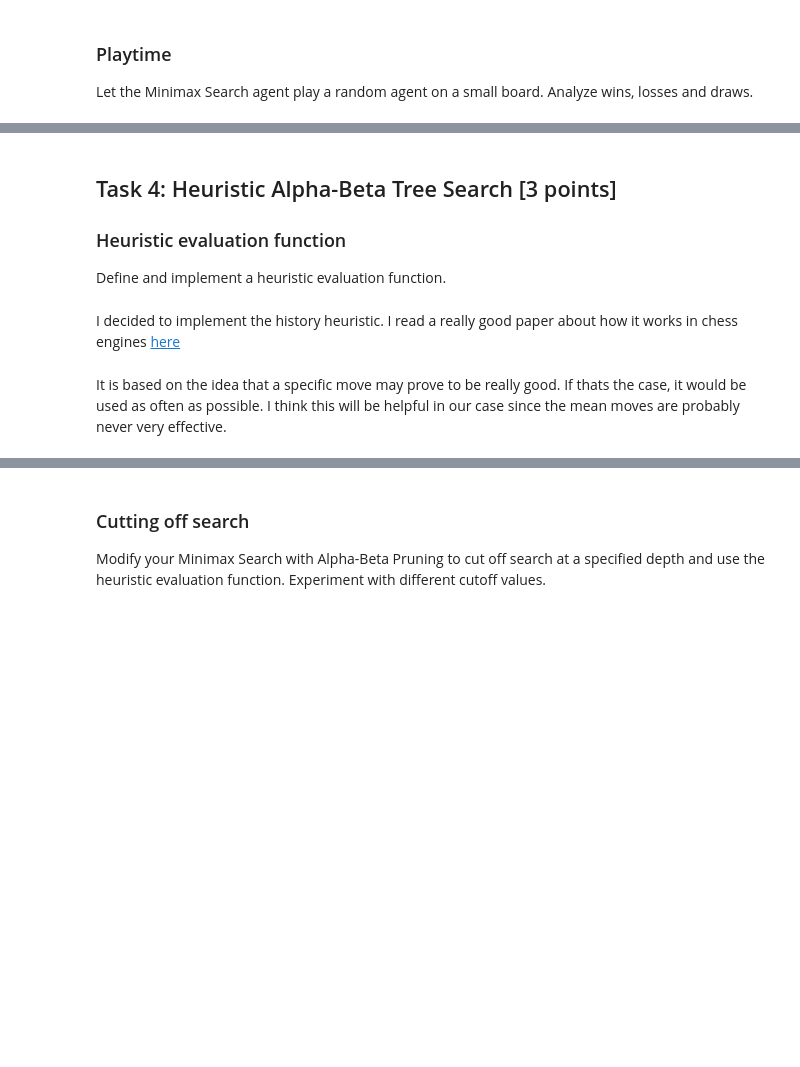
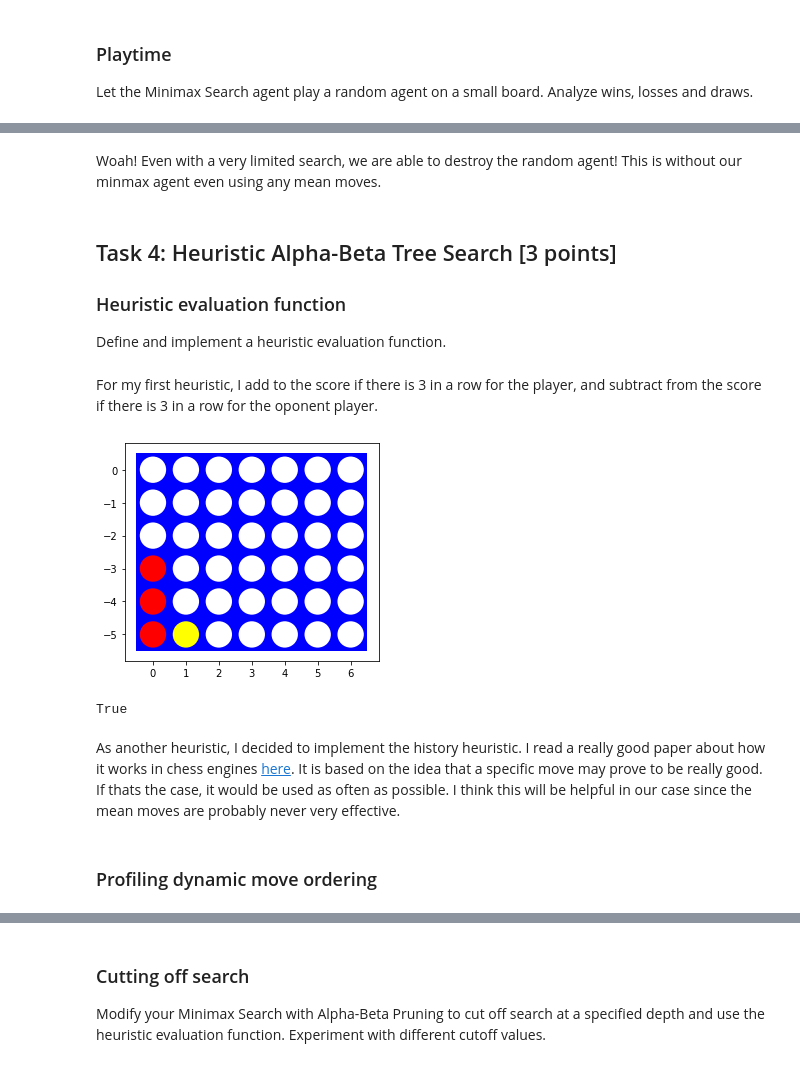
Before and after one commit to tmcnitt/Mean_Connect_Four, a Jupyter notebook: assignment_mean_connect4.ipynb, the cells around one changed output, grey strips where cells are left out. Cells and saved outputs as stored; diff of their text form; code cells hidden in the pictures; blank space fills up the shorter version.

```diff
--- a/assignment_mean_connect4.ipynb
+++ b/assignment_mean_connect4.ipynb
@@ -280,6 +280,27 @@ class Bitboard():
             (diag2 & (diag2 >> 2*self.H2)) |
             (vert & (vert >> 2))) != 0
 
+    def is_bitboard_3_in_a_row(self, index):
+        board = self.boards[index]
+
+        # diagonal \
+        diag1 = board & (board >> (self.HEIGHT))
+
+        # diagonal /
+        diag2 = board & (board >> (self.H2))
+
+        # horizontal
+        hori = board & (board >> (self.H1))
+
+        # vertical
+        vert = board & (board >> np.uint64(1))
+
+        return ((diag1 & (diag1 >> self.HEIGHT)) |
+            (hori & (hori >> self.H1)) |
+            (diag2 & (diag2 >> self.H2)) |
+            (vert & (vert >> 1))) != 0
+        #return (vert & (vert >> 2))
+
     def isplayable_normal(self, column):
         return (self.TOP & (np.uint64(1) << self.heights[column])) == 0
 
@@ -674,6 +805,10 @@ Let the Minimax Search agent play a random agent on a small board. Analyze wins,
+# %% [markdown]
+Woah! Even with a very limited search, we are able to destroy the random agent! This is without our minmax agent even using any mean moves.
 # %% [markdown]
 ## Task 4: Heuristic Alpha-Beta Tree Search [3 points]
 
 ### Heuristic evaluation function
 
 Define and implement a heuristic evaluation function.
+# %% [markdown]
+For my first heuristic, I add to the score if there is 3 in a row for the player, and subtract from the score if there is 3 in a row for the oponent player.
@@ -680,4 +836,16 @@ Define and implement a heuristic evaluation function.
+# %%
+# Demo of three in a row code, implemented in the bitboard class so i can use JIT compilation :)
+board = Bitboard(7, 6)
+
+board.make_move(0, 1)
+board.make_move(1, 2)
+board.make_move(0, 1)
+board.make_move(0, 1)
+
+visualize(board.bitboards_to_class_board())
+print(board.is_bitboard_3_in_a_row(0))
+# %% [output]
+[figure, added]
+True
 # %% [markdown]
-I decided to implement the history heuristic. I read a really good paper about how it works in chess engines [here](https://citeseerx.ist.psu.edu/viewdoc/download?doi=10.1.1.589.3958&rep=rep1&type=pdf)
+As another heuristic, I decided to implement the history heuristic. I read a really good paper about how it works in chess engines [here](https://citeseerx.ist.psu.edu/viewdoc/download?doi=10.1.1.589.3958&rep=rep1&type=pdf). It is based on the idea that a specific move may prove to be really good. If thats the case, it would be used as often as possible. I think this will be helpful in our case since the mean moves are probably never very effective.
-# %% [markdown]
-It is based on the idea that a specific move may prove to be really good. If thats the case, it would be used as often as possible. I think this will be helpful in our case since the mean moves are probably never very effective.
@@ -767,4 +931,6 @@ def min_max_search_heuristic(board, move_num, alpha, beta, depth, transposition_
     transposition_vals[index] = alpha
 
     return alpha, move
+# %% [markdown]
+### Profiling dynamic move ordering
 # %%
```
Also changed, not shown: parts of 48 cells of this notebook.
